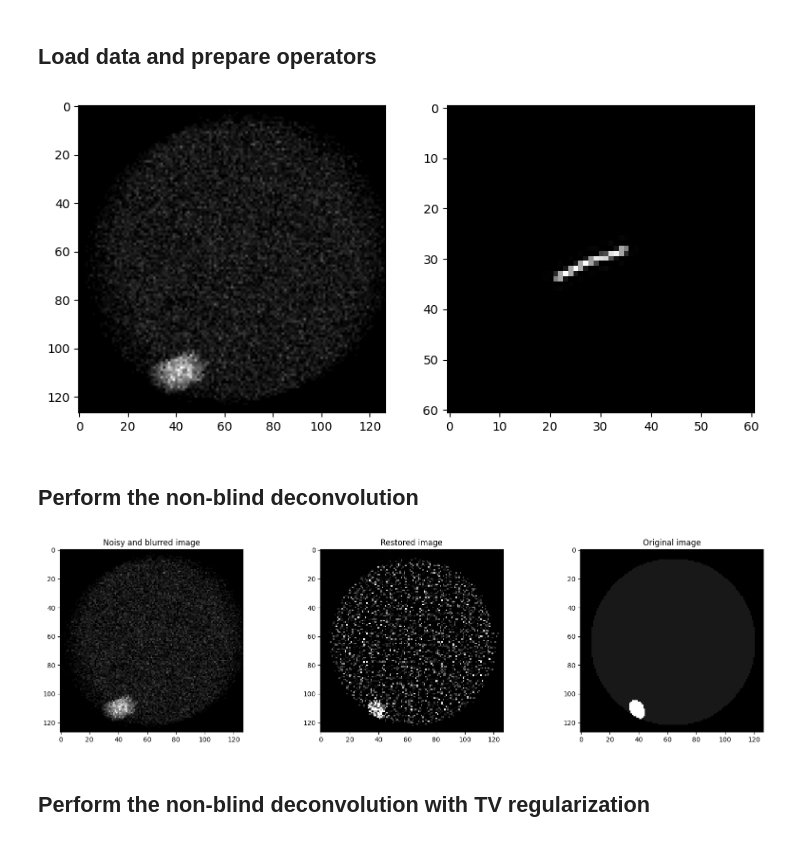
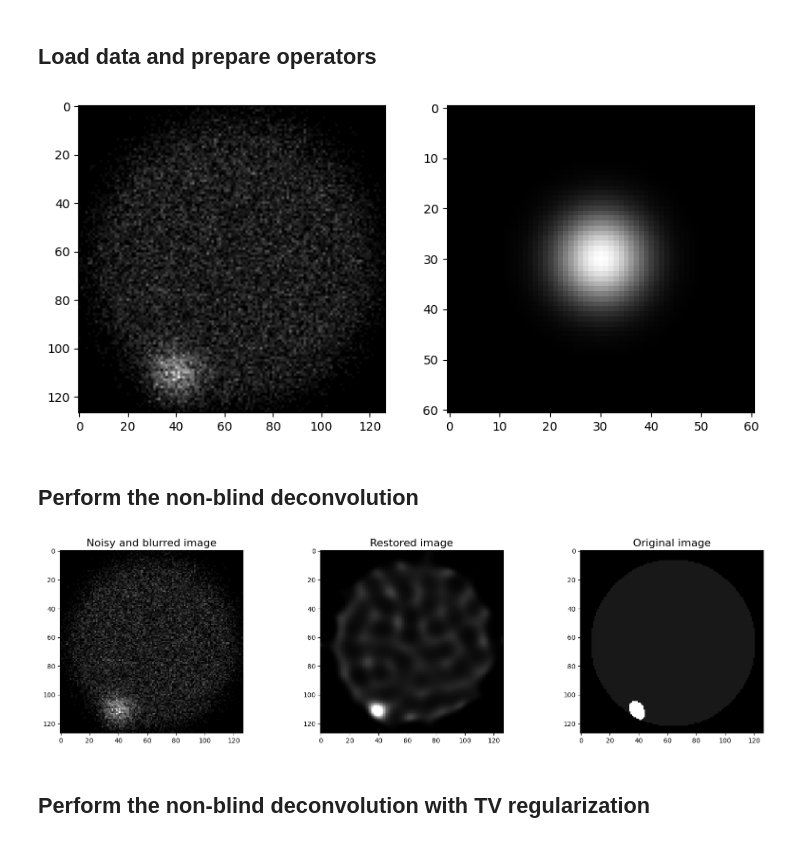
Before and after one commit to Tmodrzyk/richardson-lucy-python, a Jupyter notebook: greyscale.ipynb, the cells around one changed output. Saved outputs shown, nothing was run; the diff lists cells and outputs as text; code cells hidden in the pictures.

```diff
--- a/greyscale.ipynb
+++ b/greyscale.ipynb
@@ -16,40 +16,40 @@ from PIL import Image
 device = "cuda"
 
 k_size = 61
 k_std = 6.0
 n_std = 0.1
 n_rate = 0.1
 k_intensity = 0.2
 
 # Load the data
 ref = Image.open('img/img_88.png').convert('L')
 
 ref = torch.from_numpy(np.array(ref)).unsqueeze(0).unsqueeze(0).to(device).float() / 255.0
 ref = ref[:, :, :-1, :-1]
 
-# gaussianblur = gaussian_blur.GaussianBlur(k_size, k_std).to(device)
-# k_ref = gaussianblur.get_kernel().view(1, 1, k_size, k_size).to(device)
+gaussianblur = gaussian_blur.GaussianBlur(k_size, k_std).to(device)
+k_ref = gaussianblur.get_kernel().view(1, 1, k_size, k_size).to(device)
 
-motionblur = motion_blur.MotionBlur(k_size, k_intensity).to(device)
-k_ref = motionblur.get_kernel().view(1, 1, k_size, k_size).to(device)
+# motionblur = motion_blur.MotionBlur(k_size, k_intensity).to(device)
+# k_ref = motionblur.get_kernel().view(1, 1, k_size, k_size).to(device)
 
 noiser = noise.PoissonNoise(n_rate)
 # noiser = noise.GaussianNoise(n_std)
 
 # Blur the image
-# y = gaussianblur(ref)
-y = motionblur(ref)
+y = gaussianblur(ref)
+# y = motionblur(ref)
 
 # Add noise
 y = noiser(y)
 plt.figure(figsize=(10, 10))
 plt.subplot(1, 2, 1)
 plt.imshow(y[0, 0].detach().cpu().numpy(), cmap='gray')
 plt.subplot(1, 2, 2)
 plt.imshow(k_ref[0, 0].detach().cpu().numpy(), cmap='gray')
 plt.show()
 # %% [output]
-[figure, old version]
+[figure, new version]
 # %% [markdown]
 ## Perform the non-blind deconvolution
 # %%
@@ -61,16 +61,16 @@ plt.figure(figsize=(20, 5))
 
 plt.subplot(1, 3, 1)
 plt.imshow(y[0, 0].detach().cpu().numpy(), cmap='gray')
-plt.title('Noisy and blurred image')
+plt.title('Noisy and blurred image', fontsize=16)
 plt.subplot(1, 3, 2)
 plt.imshow(res[0, 0].detach().cpu().numpy(), cmap='gray')
-plt.title('Restored image')
+plt.title('Restored image', fontsize=16)
 plt.subplot(1, 3, 3)
 plt.imshow(ref[0, 0].detach().cpu().numpy(), cmap='gray')
-plt.title('Original image')
+plt.title('Original image', fontsize=16)
 plt.show()
 # %% [output]
-[figure, old version]
+[figure, new version]
 # %% [markdown]
 ## Perform the non-blind deconvolution with TV regularization
 # %%
```
Also changed, not shown: parts of 3 cells of this notebook, 5 other files.
